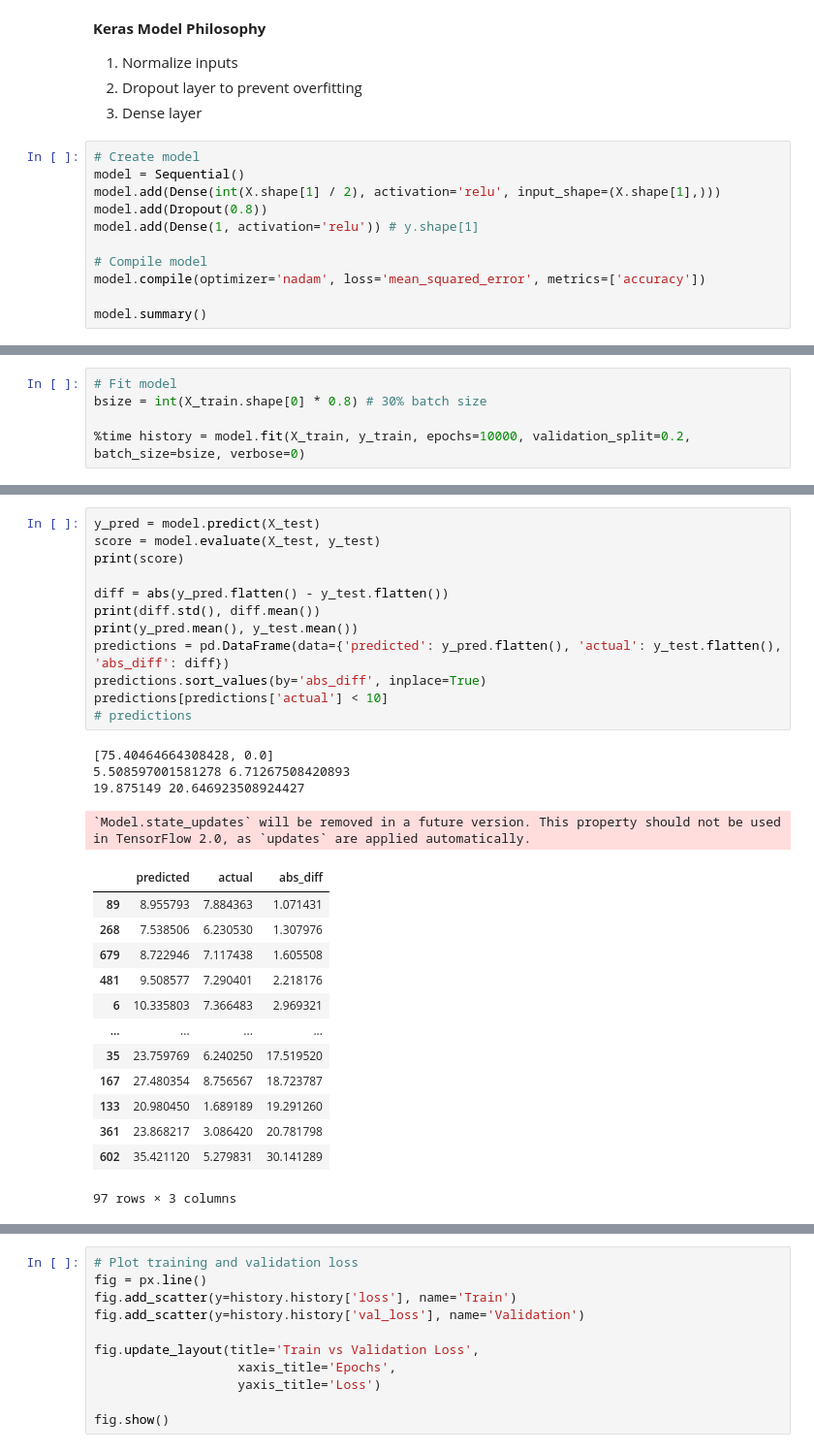
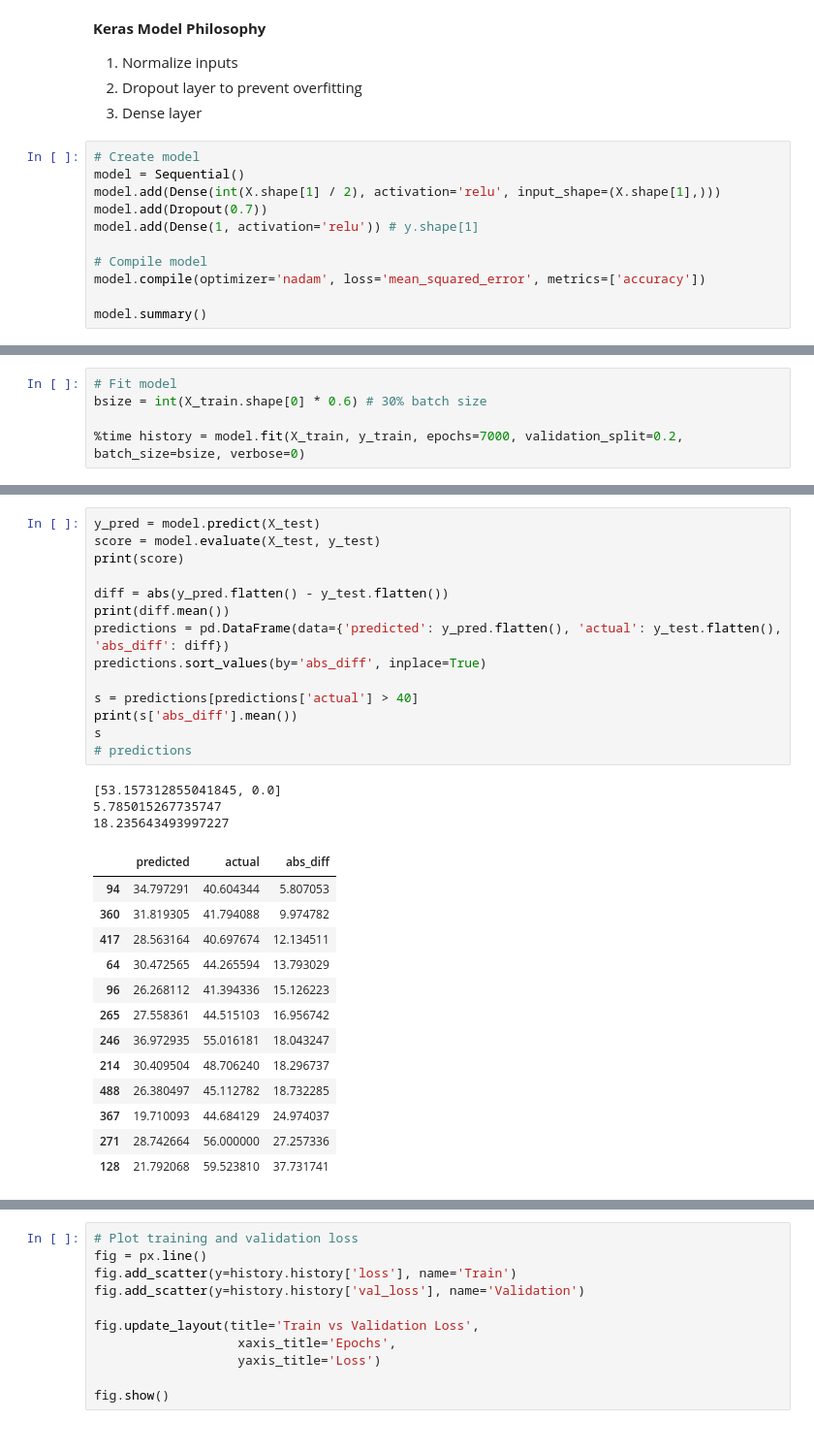
Before and after one commit to Darrick-Oliver/senior-project, a Jupyter notebook: h2h_off_def_experiment.ipynb, the cells around one changed output, grey strips where cells are left out. Shown at 97% size. Drawn from its saved outputs; the diff is of its cells as text.

Commit message:
Model optimizations

```diff
--- a/h2h_off_def_experiment.ipynb
+++ b/h2h_off_def_experiment.ipynb
@@ -270,7 +273,7 @@ memory usage: 341.5 KB
 # Create model
 model = Sequential()
 model.add(Dense(int(X.shape[1] / 2), activation='relu', input_shape=(X.shape[1],)))
-model.add(Dropout(0.8))
+model.add(Dropout(0.7))
 model.add(Dense(1, activation='relu')) # y.shape[1]
 
 # Compile model
@@ -295,8 +298,8 @@ Non-trainable params: 0
 _________________________________________________________________
 # %%
 # Fit model
-bsize = int(X_train.shape[0] * 0.8) # 30% batch size
+bsize = int(X_train.shape[0] * 0.6) # 30% batch size
 
-%time history = model.fit(X_train, y_train, epochs=10000, validation_split=0.2, batch_size=bsize, verbose=0)
+%time history = model.fit(X_train, y_train, epochs=7000, validation_split=0.2, batch_size=bsize, verbose=0)
 # %% [output]
 `Model.state_updates` will be removed in a future version. This property should not be used in TensorFlow 2.0, as `updates` are applied automatically.
@@ -303,33 +307,34 @@ bsize = int(X_train.shape[0] * 0.8) # 30% batch size
 # %%
 y_pred = model.predict(X_test)
 score = model.evaluate(X_test, y_test)
 print(score)
 
 diff = abs(y_pred.flatten() - y_test.flatten())
-print(diff.std(), diff.mean())
-print(y_pred.mean(), y_test.mean())
+print(diff.mean())
 predictions = pd.DataFrame(data={'predicted': y_pred.flatten(), 'actual': y_test.flatten(), 'abs_diff': diff})
 predictions.sort_values(by='abs_diff', inplace=True)
-predictions[predictions['actual'] < 10]
+
+s = predictions[predictions['actual'] > 40]
+print(s['abs_diff'].mean())
+s
 # predictions
 # %% [output]
-[75.40464664308428, 0.0]
-5.508597001581278 6.71267508420893
-19.875149 20.646923508924427
+[53.157312855041845, 0.0]
+5.785015267735747
+18.235643493997227
-`Model.state_updates` will be removed in a future version. This property should not be used in TensorFlow 2.0, as `updates` are applied automatically.
 |  | predicted | actual | abs_diff |
-| 89 | 8.955793 | 7.884363 | 1.071431 |
-| 268 | 7.538506 | 6.230530 | 1.307976 |
-| 679 | 8.722946 | 7.117438 | 1.605508 |
-| 481 | 9.508577 | 7.290401 | 2.218176 |
-| 6 | 10.335803 | 7.366483 | 2.969321 |
-| ... | ... | ... | ... |
-| 35 | 23.759769 | 6.240250 | 17.519520 |
-| 167 | 27.480354 | 8.756567 | 18.723787 |
-| 133 | 20.980450 | 1.689189 | 19.291260 |
-| 361 | 23.868217 | 3.086420 | 20.781798 |
-| 602 | 35.421120 | 5.279831 | 30.141289 |
+| 94 | 34.797291 | 40.604344 | 5.807053 |
+| 360 | 31.819305 | 41.794088 | 9.974782 |
+| 417 | 28.563164 | 40.697674 | 12.134511 |
+| 64 | 30.472565 | 44.265594 | 13.793029 |
+| 96 | 26.268112 | 41.394336 | 15.126223 |
+| 265 | 27.558361 | 44.515103 | 16.956742 |
+| 246 | 36.972935 | 55.016181 | 18.043247 |
+| 214 | 30.409504 | 48.706240 | 18.296737 |
+| 488 | 26.380497 | 45.112782 | 18.732285 |
+| 367 | 19.710093 | 44.684129 | 24.974037 |
+| 271 | 28.742664 | 56.000000 | 27.257336 |
+| 128 | 21.792068 | 59.523810 | 37.731741 |
-97 rows × 3 columns
 # %%
 fig = px.histogram(x=predictions['abs_diff'], labels={
     'x': 'difference'
```
Also changed, not shown: parts of 16 cells of this notebook, 1 other file.
